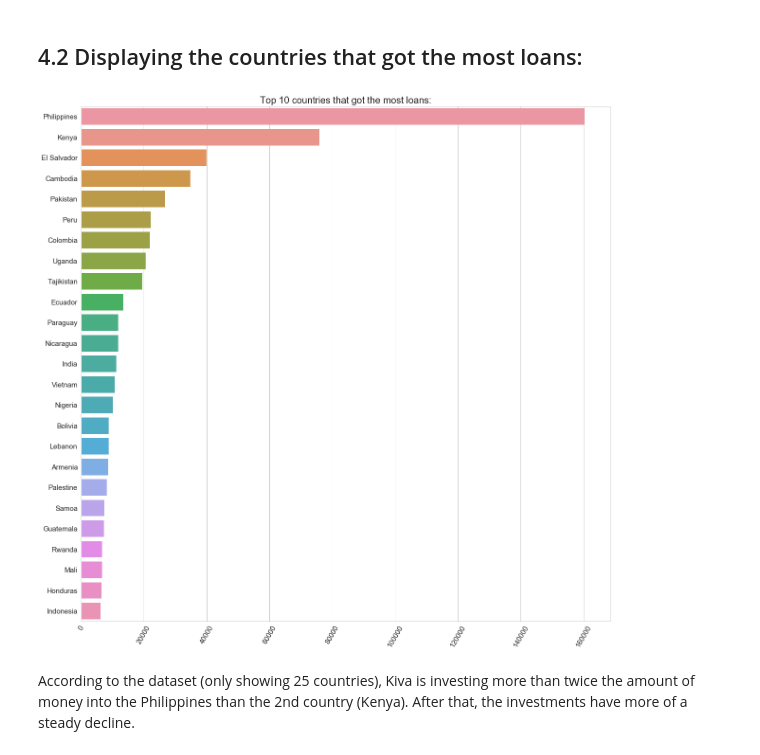
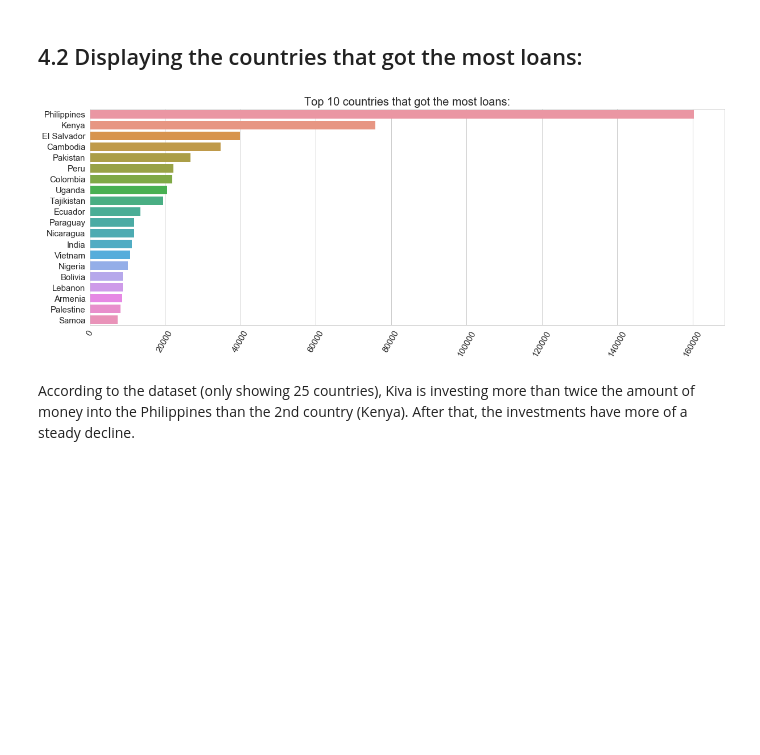
Before and after one commit to CJL89/Kiva-Crowdfunding, a Jupyter notebook: Kiva Crowdfunding.ipynb, the cells around one changed output. Drawn from its saved outputs; the diff is of its cells as text; code cells hidden in the pictures; blank space fills up the shorter version.

Commit message:
Working on visuals

```diff
--- a/Kiva Crowdfunding.ipynb
+++ b/Kiva Crowdfunding.ipynb
@@ -293,23 +293,23 @@ The Sub-Saharan region has the most loans invested. Let's see if the individual
 # %%
 # Displaying the top 10 countries that got the biggest dollar amount in loans:
 
 countries = pd.DataFrame(kiva_loans['country'].value_counts(sort=['loan_amount']))
 countries.reset_index(inplace=True)
 countries.columns = ['country', 'total_loaned']
 
 # Displaying the results in a graph:
 
-plt.figure(figsize=(20, 20))
+plt.figure(figsize=(20, 7))
 
 sns.set(style="whitegrid")
-barplot = sns.barplot(x=countries['total_loaned'][:25], y=countries['country'][:25])
+barplot = sns.barplot(x=countries['total_loaned'][:20], y=countries['country'][:20])
 barplot.set(xlabel='', ylabel='')
 plt.title('Top 10 countries that got the most loans:', fontsize=20)
 plt.xticks(rotation=60, fontsize=15)
 plt.yticks(fontsize=15)
 plt.show()
 # %% [output]
-[figure, old version]
+[figure, new version]
 # %% [markdown]
 According to the dataset (only showing 25 countries), Kiva is investing more than twice the amount of money into the Philippines than the 2nd country (Kenya). After that, the investments have more of a steady decline.
 # %% [markdown]
```
Also changed, not shown: parts of 11 cells of this notebook.
